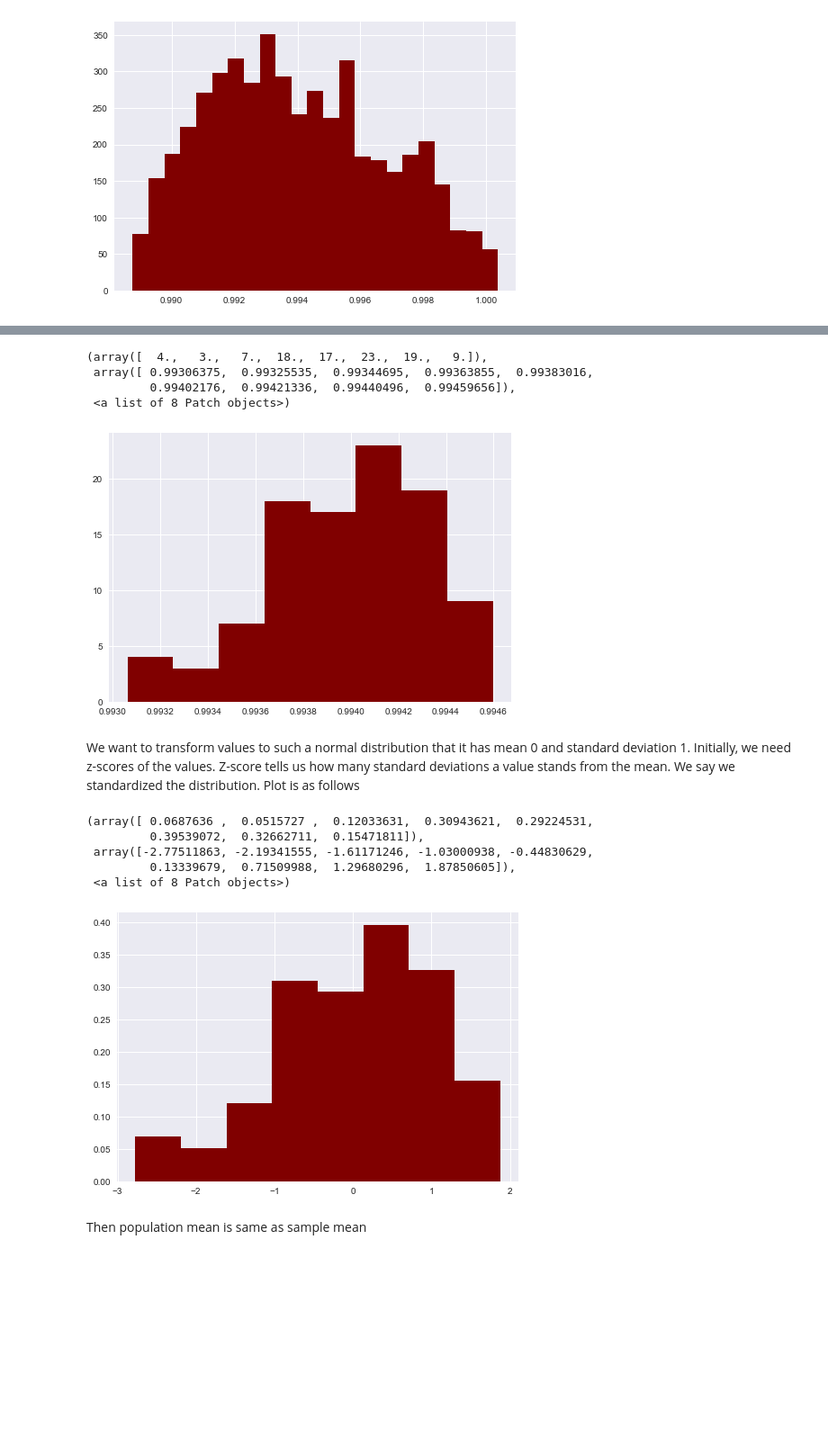
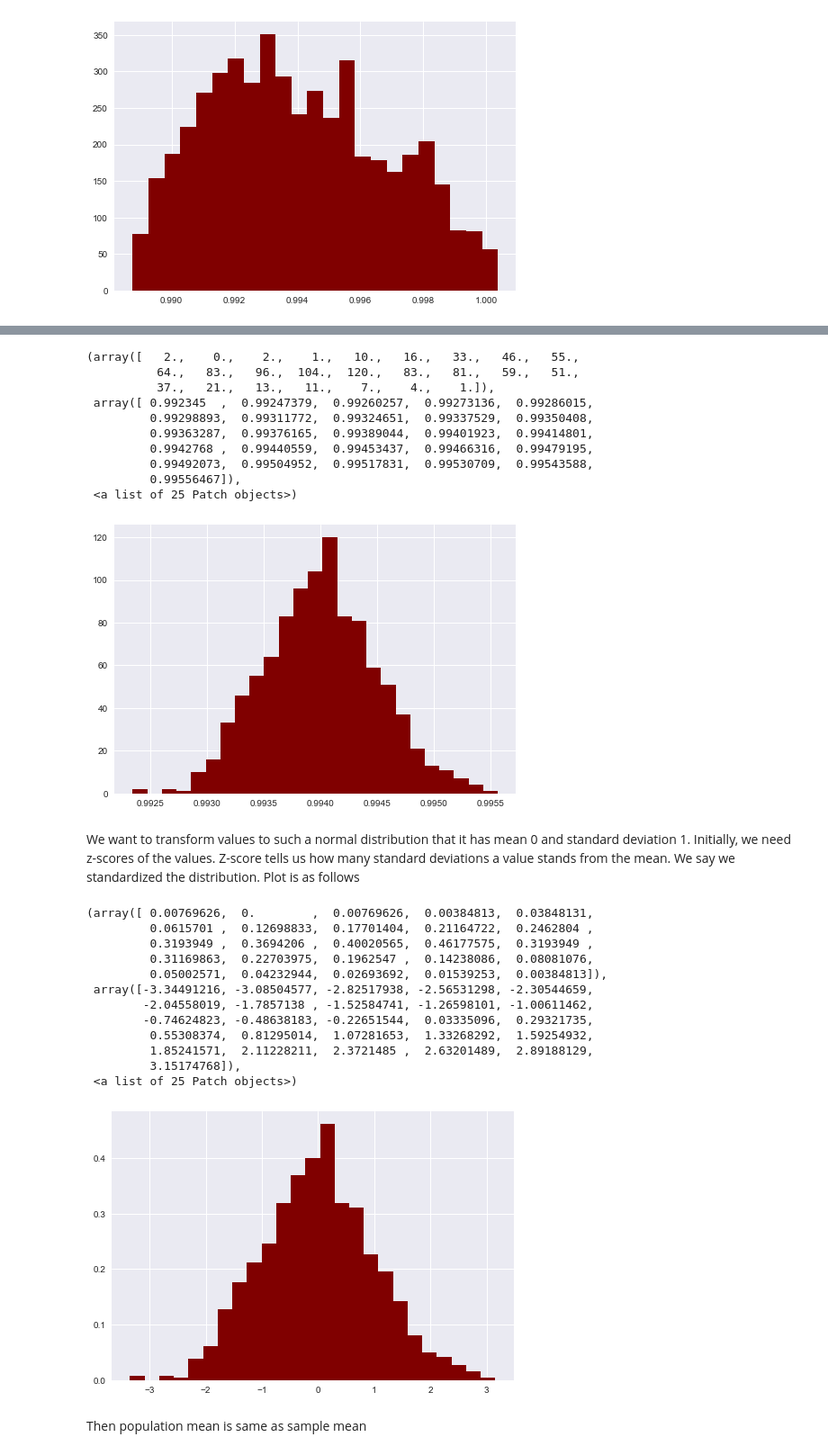
Before and after one commit to ludgo/udaWine, a Jupyter notebook: notebook.ipynb, the cells around one changed output, grey strips where cells are left out. Shown at 90% size. Drawn from its saved outputs; the diff is of its cells as text; code cells hidden in the pictures; blank space fills up the shorter version.

```diff
--- a/notebook.ipynb
+++ b/notebook.ipynb
@@ -228,30 +228,42 @@ It seems that the density may fall into normal distribution. It would be strange
 # %%
 samples = []
-samplesize = 64
-nbins = int(samplesize**0.5)
+samplesize = 30
 
-for i in range(100):
+for i in range(1000):
     samples.append(density.sample(samplesize).mean())
 samples = pd.Series(samples)
-plt.hist(samples, bins=nbins, color='maroon')
+plt.hist(samples, bins='fd', color='maroon')
 # %% [output]
-(array([  4.,   3.,   7.,  18.,  17.,  23.,  19.,   9.]),
- array([ 0.99306375,  0.99325535,  0.99344695,  0.99363855,  0.99383016,
-         0.99402176,  0.99421336,  0.99440496,  0.99459656]),
- <a list of 8 Patch objects>)
+(array([   2.,    0.,    2.,    1.,   10.,   16.,   33.,   46.,   55.,
+          64.,   83.,   96.,  104.,  120.,   83.,   81.,   59.,   51.,
+          37.,   21.,   13.,   11.,    7.,    4.,    1.]),
+ array([ 0.992345  ,  0.99247379,  0.99260257,  0.99273136,  0.99286015,
+         0.99298893,  0.99311772,  0.99324651,  0.99337529,  0.99350408,
+         0.99363287,  0.99376165,  0.99389044,  0.99401923,  0.99414801,
+         0.9942768 ,  0.99440559,  0.99453437,  0.99466316,  0.99479195,
+         0.99492073,  0.99504952,  0.99517831,  0.99530709,  0.99543588,
+         0.99556467]),
+ <a list of 25 Patch objects>)
-[figure, old version]
+[figure, new version]
 # %% [markdown]
 We want to transform values to such a normal distribution that it has mean 0 and standard deviation 1. Initially, we need z-scores of the values. Z-score tells us how many standard deviations a value stands from the mean. We say we standardized the distribution. Plot is as follows
 # %%
 zscores = st.zscore(samples)
-plt.hist(zscores, bins=nbins, normed=1, color='maroon')
+plt.hist(zscores, bins='fd', normed=1, color='maroon')
 # %% [output]
-(array([ 0.0687636 ,  0.0515727 ,  0.12033631,  0.30943621,  0.29224531,
-         0.39539072,  0.32662711,  0.15471811]),
- array([-2.77511863, -2.19341555, -1.61171246, -1.03000938, -0.44830629,
-         0.13339679,  0.71509988,  1.29680296,  1.87850605]),
- <a list of 8 Patch objects>)
+(array([ 0.00769626,  0.        ,  0.00769626,  0.00384813,  0.03848131,
+         0.0615701 ,  0.12698833,  0.17701404,  0.21164722,  0.2462804 ,
+         0.3193949 ,  0.3694206 ,  0.40020565,  0.46177575,  0.3193949 ,
+         0.31169863,  0.22703975,  0.1962547 ,  0.14238086,  0.08081076,
+         0.05002571,  0.04232944,  0.02693692,  0.01539253,  0.00384813]),
+ array([-3.34491216, -3.08504577, -2.82517938, -2.56531298, -2.30544659,
+        -2.04558019, -1.7857138 , -1.52584741, -1.26598101, -1.00611462,
+        -0.74624823, -0.48638183, -0.22651544,  0.03335096,  0.29321735,
+         0.55308374,  0.81295014,  1.07281653,  1.33268292,  1.59254932,
+         1.85241571,  2.11228211,  2.3721485 ,  2.63201489,  2.89188129,
+         3.15174768]),
+ <a list of 25 Patch objects>)
-[figure, old version]
+[figure, new version]
 # %% [markdown]
 Then population mean is same as sample mean
 # %%
```
Also changed, not shown: parts of 15 cells of this notebook.
